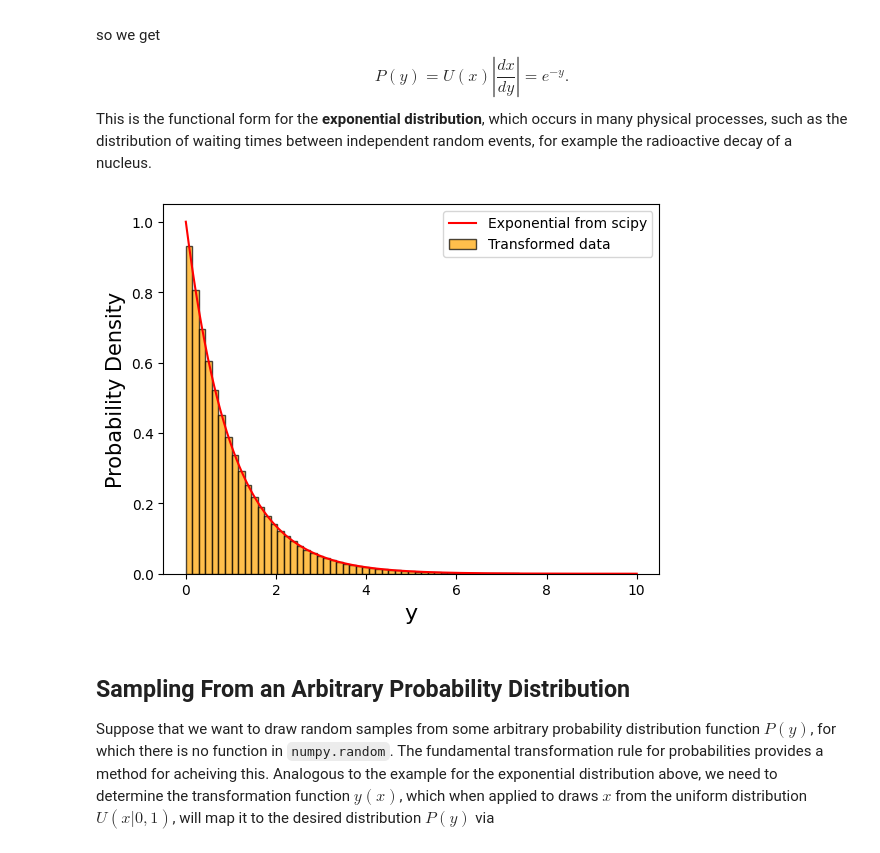
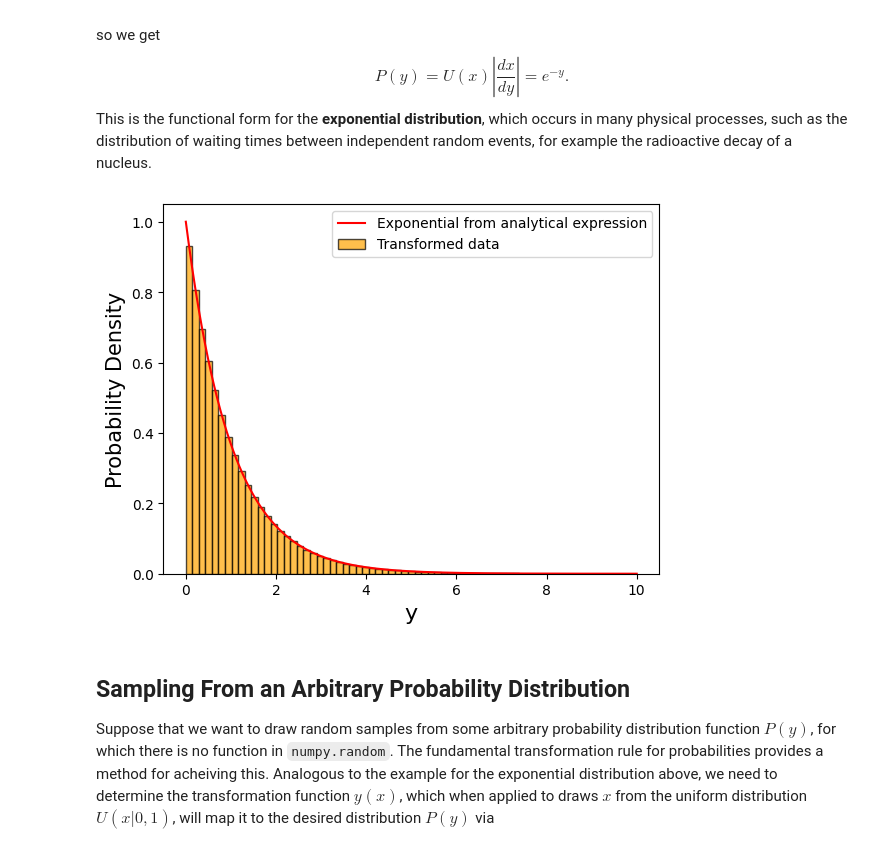
Before and after one commit to enigma-igm/Phys29_S24, a Jupyter notebook: Phys29/lectures/Week8/02_sampling_distributions.ipynb, the cells around one changed output. Cells and saved outputs as stored; diff of their text form; code cells hidden in the pictures.

```diff
--- a/Phys29/lectures/Week8/02_sampling_distributions.ipynb
+++ b/Phys29/lectures/Week8/02_sampling_distributions.ipynb
@@ -38,35 +38,35 @@ from matplotlib import pyplot as plt
 
 # Seed the generator
 seed = 42
 rng = np.random.default_rng(seed)
 # Generate uniform deviates
 x = rng.uniform(0,1, 1000000)
 
 # Transform the uniform deviates to get an exponential distribution for y
 y = -np.log(1.0-x)
 
 # Compute the probability density of y using np.histogram
 bins = np.linspace(0, 10, 70) # 70 bins from 0 to 10
 counts, _ = np.histogram(y, bins=bins, density=True) # return a probability density
 
 # Plot the histogram
 plt.bar(bins[:-1], counts, width=np.diff(bins), align='edge', color='orange', alpha=0.7, edgecolor='black', label='Transformed data')
 
 # Compute the exponential distribution function on a finer grid #using scipy.stats.expon
 y_fine = np.linspace(0, 10, 1000)
 exponential = np.exp(-y_fine)
 #exponential = stats.expon.pdf(y_fine) # same as above but using scipy.stats.expon
 
 # Plot the exponential distribution function
-plt.plot(y_fine, exponential, 'r-', label='Exponential from scipy')
+plt.plot(y_fine, exponential, 'r-', label='Exponential from analytical expression')
 
 # Add labels and legend
 plt.xlabel('y', fontsize=16)
 plt.ylabel('Probability Density', fontsize=15)
 plt.legend()
 plt.show()
 # %% [output]
-[figure, old version]
+[figure, new version]
 # %% [markdown]
 ## Sampling From an Arbitrary Probability Distribution
 
```
Also changed, not shown: parts of 3 cells of this notebook, 3 other files.
